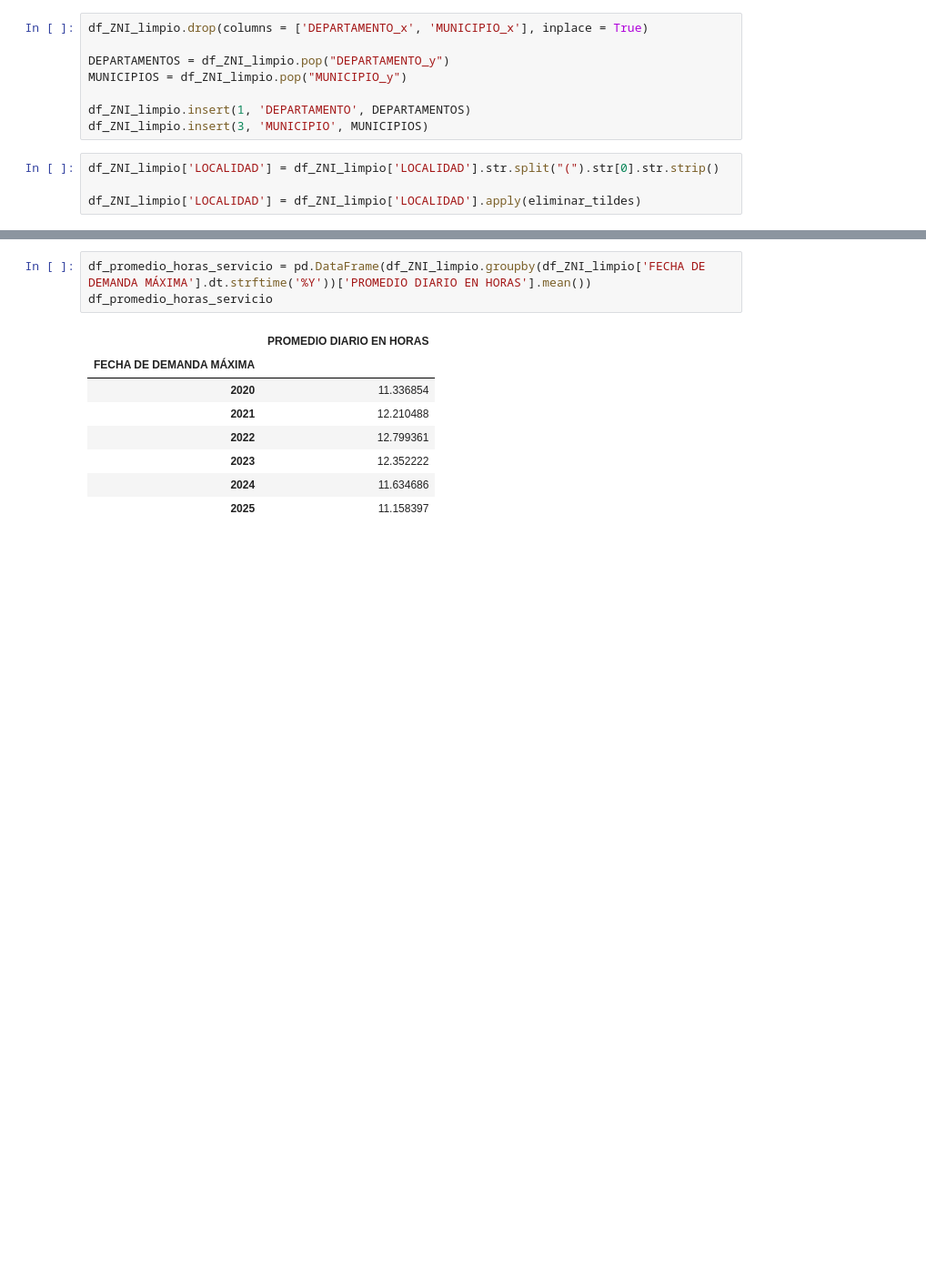
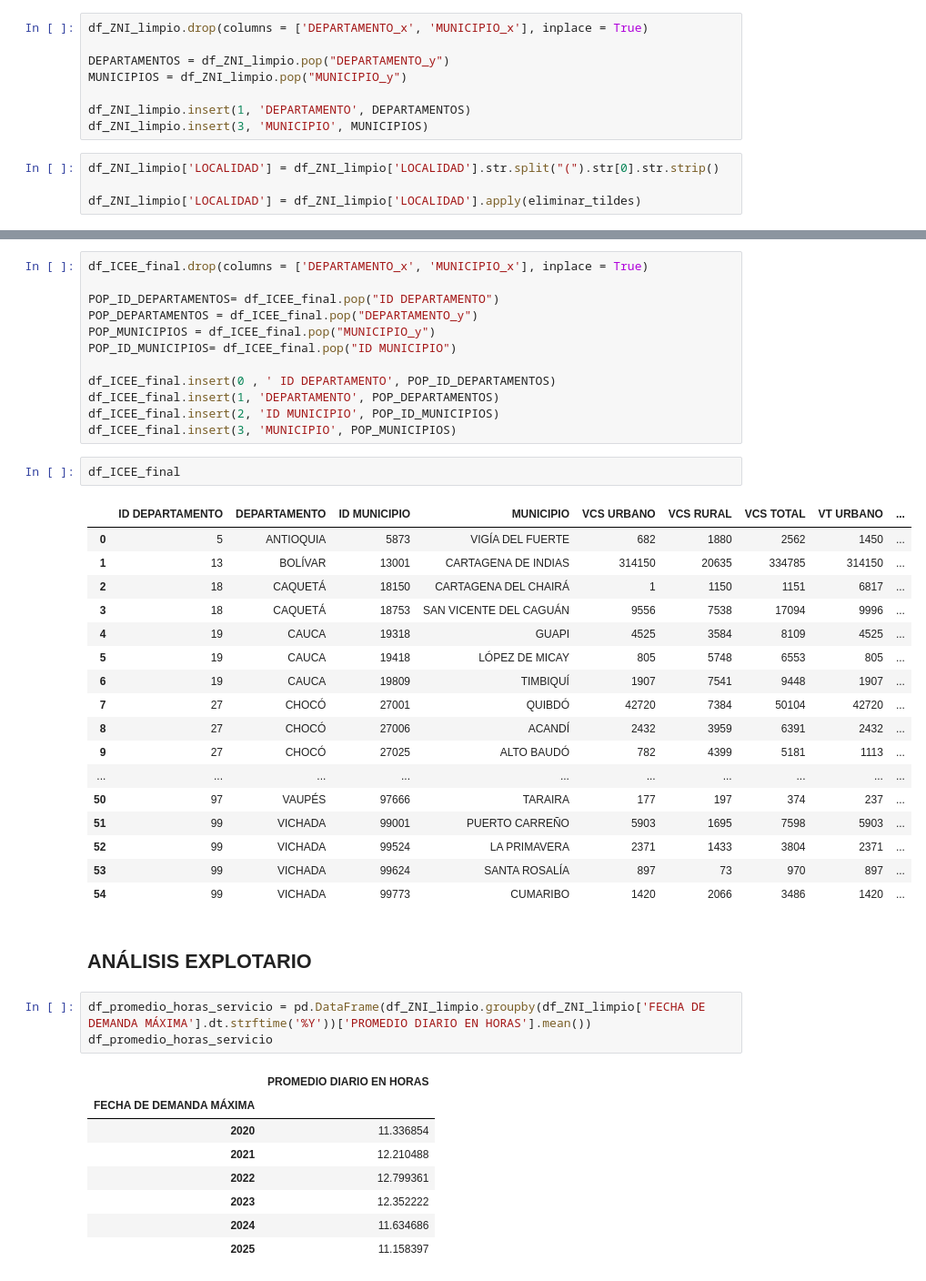
Before and after one commit to Angelthebestone/ANALIS-ZNI, a Jupyter notebook: NOTEBOOKS/ANALISIS ZNI.ipynb, the cells around one changed output, grey strips where cells are left out. Shown at 91% size. Cells and saved outputs as stored; diff of their text form; blank space fills up the shorter version.

```diff
--- a/NOTEBOOKS/ANALISIS ZNI.ipynb
+++ b/NOTEBOOKS/ANALISIS ZNI.ipynb
@@ -314,3 +334,37 @@ df_ZNI_limpio['LOCALIDAD'] = df_ZNI_limpio['LOCALIDAD'].apply(eliminar_tildes)
+# %%
+df_ICEE_final.drop(columns = ['DEPARTAMENTO_x', 'MUNICIPIO_x'], inplace = True)
+
+POP_ID_DEPARTAMENTOS= df_ICEE_final.pop("ID DEPARTAMENTO")
+POP_DEPARTAMENTOS = df_ICEE_final.pop("DEPARTAMENTO_y")
+POP_MUNICIPIOS = df_ICEE_final.pop("MUNICIPIO_y")
+POP_ID_MUNICIPIOS= df_ICEE_final.pop("ID MUNICIPIO")
+
+df_ICEE_final.insert(0 , ' ID DEPARTAMENTO', POP_ID_DEPARTAMENTOS)
+df_ICEE_final.insert(1, 'DEPARTAMENTO', POP_DEPARTAMENTOS)
+df_ICEE_final.insert(2, 'ID MUNICIPIO', POP_ID_MUNICIPIOS)
+df_ICEE_final.insert(3, 'MUNICIPIO', POP_MUNICIPIOS)
+# %%
+df_ICEE_final
+# %% [output]
+|  | ID DEPARTAMENTO | DEPARTAMENTO | ID MUNICIPIO | MUNICIPIO | VCS URBANO | VCS RURAL | VCS TOTAL | VT URBANO | ... |
+| 0 | 5 | ANTIOQUIA | 5873 | VIGÍA DEL FUERTE | 682 | 1880 | 2562 | 1450 | ... |
+| 1 | 13 | BOLÍVAR | 13001 | CARTAGENA DE INDIAS | 314150 | 20635 | 334785 | 314150 | ... |
+| 2 | 18 | CAQUETÁ | 18150 | CARTAGENA DEL CHAIRÁ | 1 | 1150 | 1151 | 6817 | ... |
+| 3 | 18 | CAQUETÁ | 18753 | SAN VICENTE DEL CAGUÁN | 9556 | 7538 | 17094 | 9996 | ... |
+| 4 | 19 | CAUCA | 19318 | GUAPI | 4525 | 3584 | 8109 | 4525 | ... |
+| 5 | 19 | CAUCA | 19418 | LÓPEZ DE MICAY | 805 | 5748 | 6553 | 805 | ... |
+| 6 | 19 | CAUCA | 19809 | TIMBIQUÍ | 1907 | 7541 | 9448 | 1907 | ... |
+| 7 | 27 | CHOCÓ | 27001 | QUIBDÓ | 42720 | 7384 | 50104 | 42720 | ... |
+| 8 | 27 | CHOCÓ | 27006 | ACANDÍ | 2432 | 3959 | 6391 | 2432 | ... |
+| 9 | 27 | CHOCÓ | 27025 | ALTO BAUDÓ | 782 | 4399 | 5181 | 1113 | ... |
+| ... | ... | ... | ... | ... | ... | ... | ... | ... | ... |
+| 50 | 97 | VAUPÉS | 97666 | TARAIRA | 177 | 197 | 374 | 237 | ... |
+| 51 | 99 | VICHADA | 99001 | PUERTO CARREÑO | 5903 | 1695 | 7598 | 5903 | ... |
+| 52 | 99 | VICHADA | 99524 | LA PRIMAVERA | 2371 | 1433 | 3804 | 2371 | ... |
+| 53 | 99 | VICHADA | 99624 | SANTA ROSALÍA | 897 | 73 | 970 | 897 | ... |
+| 54 | 99 | VICHADA | 99773 | CUMARIBO | 1420 | 2066 | 3486 | 1420 | ... |
+# %% [markdown]
+## **ANÁLISIS EXPLOTARIO**
 # %%
 df_promedio_horas_servicio = pd.DataFrame(df_ZNI_limpio.groupby(df_ZNI_limpio['FECHA DE DEMANDA MÁXIMA'].dt.strftime('%Y'))['PROMEDIO DIARIO EN HORAS'].mean())
 df_promedio_horas_servicio
```
Also changed, not shown: parts of 53 cells of this notebook, 2 other files.
